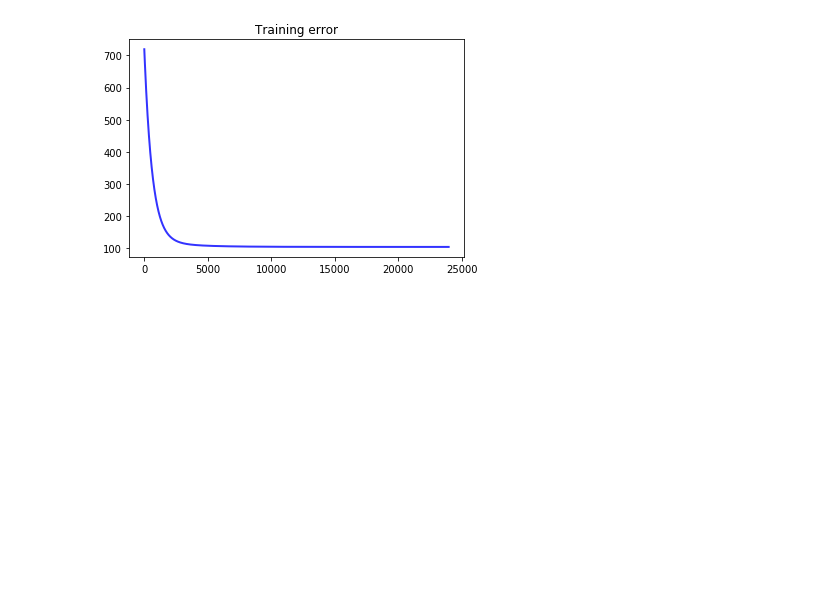
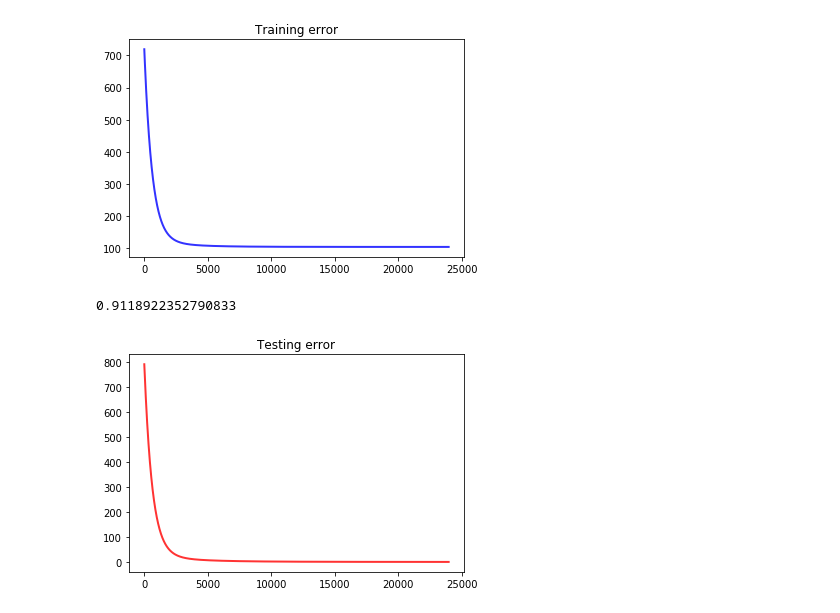
Before and after one commit to jesnk/20_1_ml_class, a Jupyter notebook: assignment/04/04.ipynb, the cells around one changed output. Drawn from its saved outputs; the diff is of its cells as text; code cells hidden in the pictures; blank space fills up the shorter version.

Commit message:
Plotting the testing error

```diff
--- a/assignment/04/04.ipynb
+++ b/assignment/04/04.ipynb
@@ -183,3 +183,11 @@ print(loss_log[-1].item())
 # %% [output]
 103.98255157470703
 [figure]
+# %%
+# 3. Plot the testing error at every iteration of gradient descent until convergence
+plt.title("Testing error")
+plot, = plt.plot(epoch_log,test_loss_log, color='red',linewidth=2,alpha=0.8)
+print(test_loss_log[-1].item())
+# %% [output]
+0.9118922352790833
+[figure, added]
```
Also changed, not shown: parts of 1 cell of this notebook.
